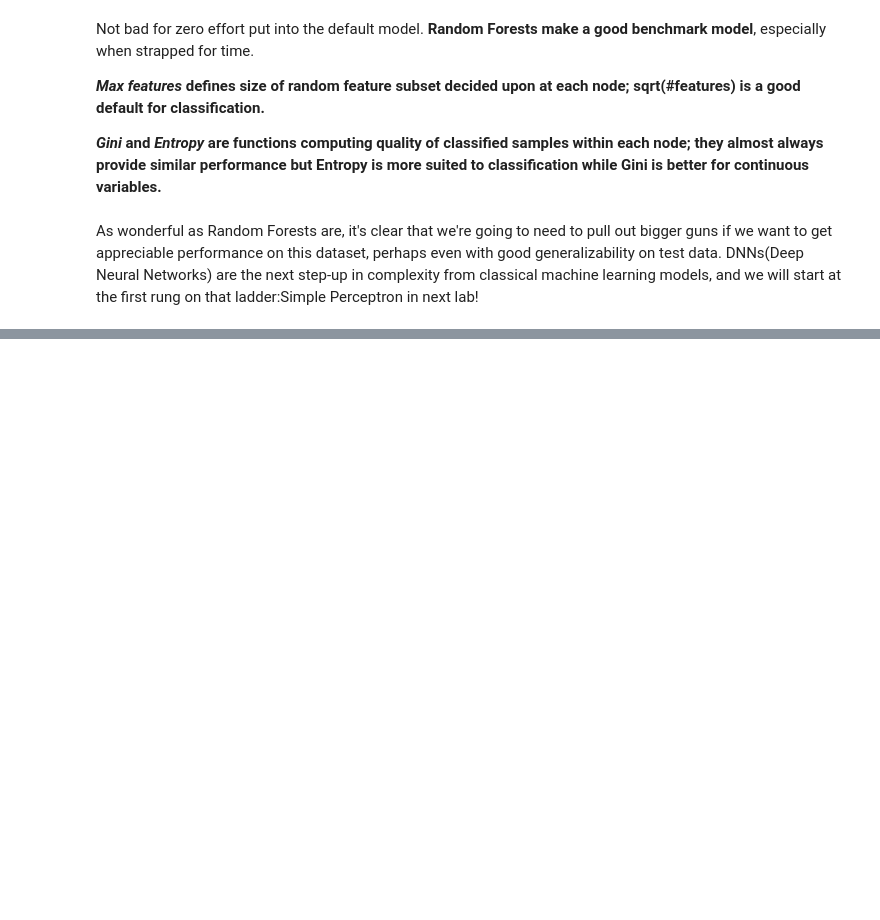
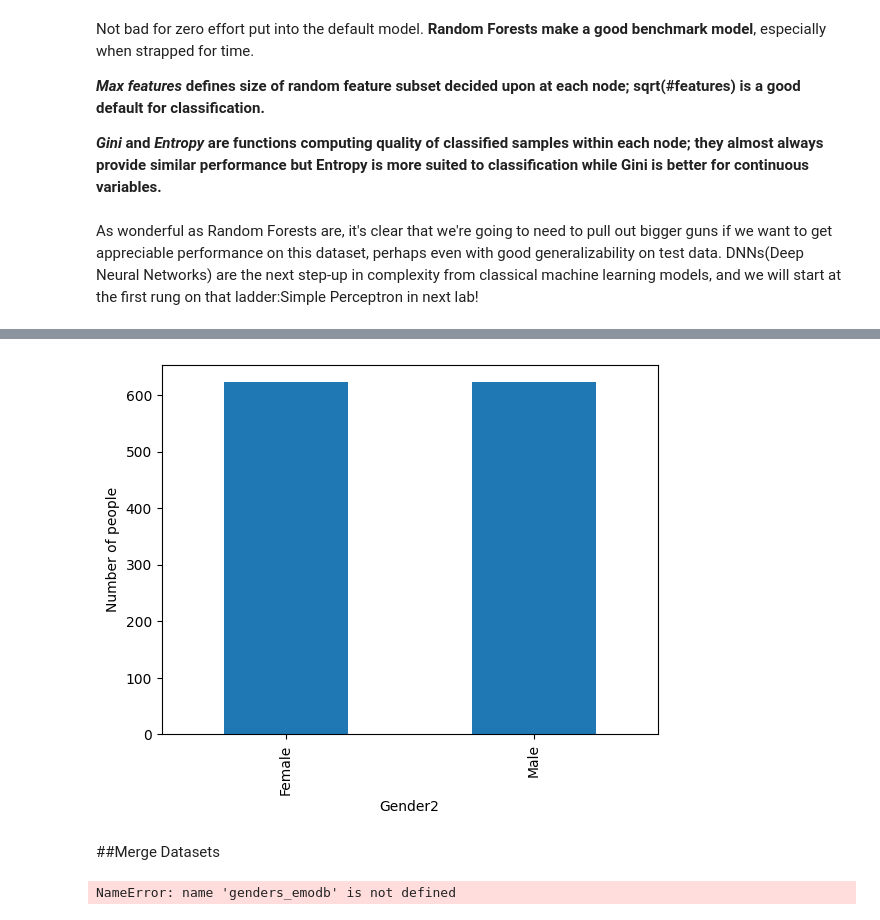
Before and after one commit to SorrenJ/Week3-Machine_Learning, a Jupyter notebook: Week_3_MachineLearning.ipynb, the cells around one changed output, grey strips where cells are left out. Saved outputs shown, nothing was run; the diff lists cells and outputs as text; code cells hidden in the pictures; blank space fills up the shorter version.

```diff
--- a/Week_3_MachineLearning.ipynb
+++ b/Week_3_MachineLearning.ipynb
@@ -133,7 +133,7 @@ The fourth number is either 1 or 2, representing normal (1) or strong (2) emotio
 We're going to define a dictionary based on the third number (emotion) and assign an emotion to each number as specified by the RAVDESS dataset:
 # %%
 #Emotions in the RAVDESS dataset
-emotions ={
+ravidess_emotion_dict = {
   '01':'neutral',
   '02':'calm',
   '03':'happy',
@@ -229,17 +221,19 @@ features.head()
 # %% [markdown]
 Let's see the class balance of our dataset:
 # %%
-# plot emotions
-plt.figure(figsize=(35,4))
-plt.subplot(1,3,1)
-#np.unique returns ordered list of unique elements and count of each element
-emotion_list, count = np.unique(emotions, return_counts=True)
-plt.bar(x=range(8), height=count)
-plt.xticks(ticks=range(8), labels = [emotion for emotion in emotion_list],fontsize=10)
-plt.xlabel('Emotion')
-plt.tick_params(labelsize=16)
-plt.ylabel('Number of Samples')
-plt.show()
+def emotion_viz(emot_array):
+  # plot emotions
+  plt.figure(figsize=(35,4))
+  plt.subplot(1,3,1)
+  #np.unique returns ordered list of unique elements and count of each element
+  emotion_list, count = np.unique(emot_array, return_counts=True)
+  plt.bar(x=range(8), height=count)
+  plt.xticks(ticks=range(8), labels = [emotion for emotion in emotion_list],fontsize=10)
+  plt.xlabel('Emotion')
+  plt.tick_params(labelsize=16)
+  plt.ylabel('Number of Samples')
+  plt.show()
+emotion_viz(emotions)
 # %% [output]
 [figure]
 # %% [markdown]
@@ -573,0 +744,2 @@ As wonderful as Random Forests are, it's clear that we're going to need to pull
+# %%
+features_rav, emotions_rav, genders_rav = ravdess_extract2()
@@ -573,0 +752,3 @@ As wonderful as Random Forests are, it's clear that we're going to need to pull
+# %%
+ravdes2_df = pd.DataFrame({'Gender2':genders_rav,'Emotion':emotions_rav })
+ravdes2_df
@@ -573,0 +769,15 @@ As wonderful as Random Forests are, it's clear that we're going to need to pull
+# %%
+import matplotlib.pyplot as py
+import seaborn as sea
+
+ravdes2_df.groupby('Gender2').size().plot(kind='bar', stacked=True)
+py.ylabel('Number of people')
+py.show()
+# %% [output]
+[figure, added]
+# %% [markdown]
+##Merge Datasets
+# %%
+gender_merged2 = np.hstack((genders_emodb, genders_rav))
+# %% [output]
+NameError: name 'genders_emodb' is not defined
```
Also changed, not shown: parts of 28 cells of this notebook.
